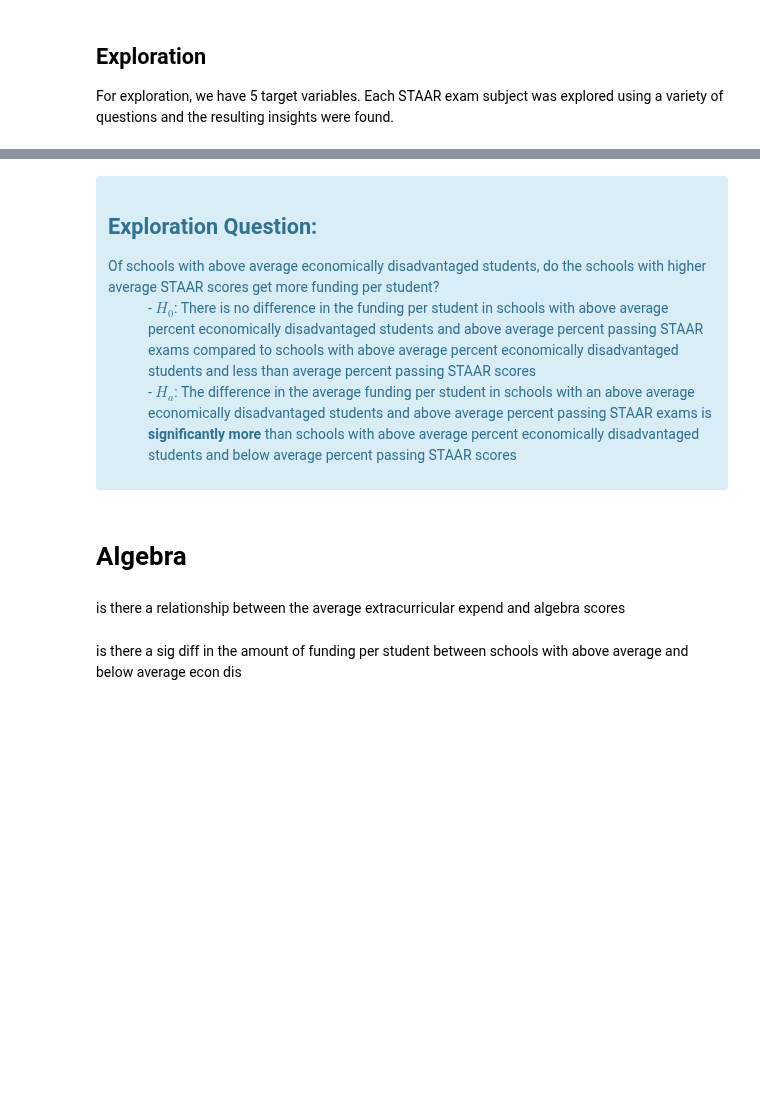
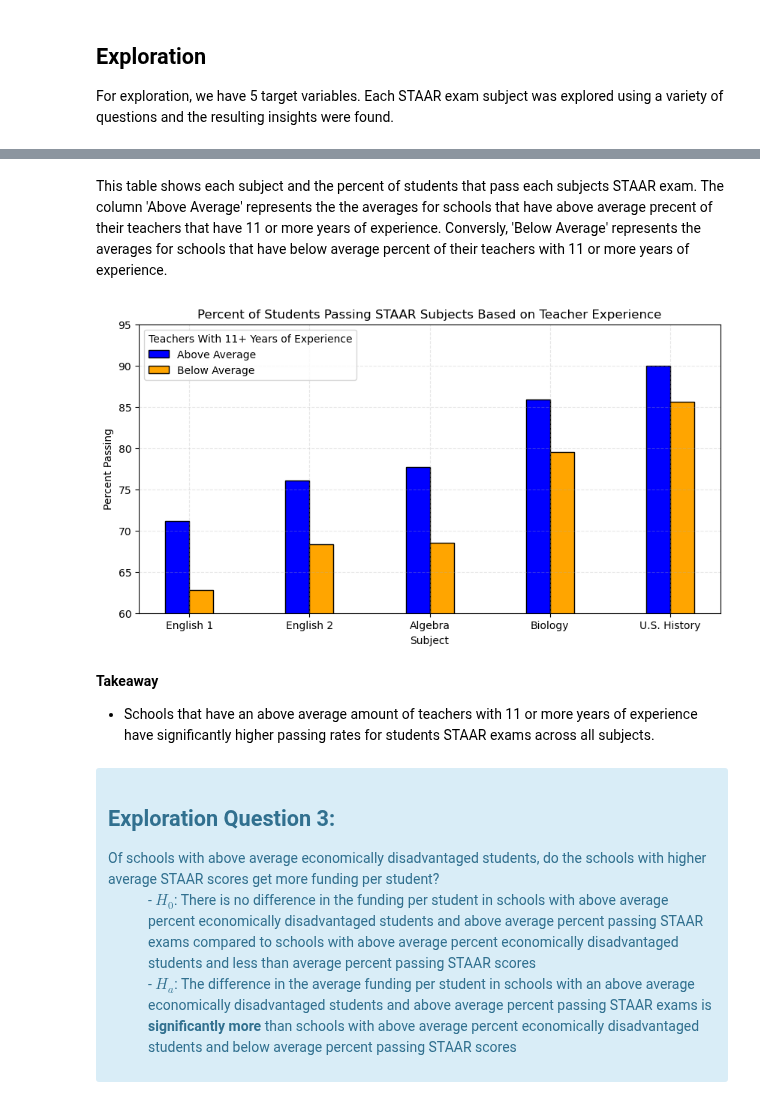
Before and after one commit to college-readiness-preds/capstone_readiness, a Jupyter notebook: Andy/final_notebook.ipynb, the cells around one changed output, grey strips where cells are left out. Drawn from its saved outputs; the diff is of its cells as text; code cells hidden in the pictures; blank space fills up the shorter version.

```diff
--- a/Andy/final_notebook.ipynb
+++ b/Andy/final_notebook.ipynb
@@ -96,7 +99,16 @@ english 1, 2, biology
+# %% [markdown]
+This table shows each subject and the percent of students that pass each subjects STAAR exam. The column 'Above Average' represents the the averages for schools that have above average precent of their teachers that have 11 or more years of experience. Conversly, 'Below Average' represents the averages for schools that have below average percent of their teachers with 11 or more years of experience.
+# %%
+ex.q2_plot(df)
+# %% [output]
+[figure, added]
+# %% [markdown]
+**Takeaway**
+* Schools that have an above average amount of teachers with 11 or more years of experience have significantly higher passing rates for students STAAR exams across all subjects.
 # %% [markdown]
 <div class="alert alert-info">
     <header>
-    <h2>Exploration Question:</h2>
+    <h2>Exploration Question 3:</h2>
     </header>
     <dl>
         <dt>Of schools with above average economically disadvantaged students, do the schools with higher average STAAR scores get more funding per student?</dt>
@@ -104,9 +116,3 @@ english 1, 2, biology
         <dd>- $H_a$: The difference in the average funding per student in schools with an above average economically disadvantaged students and above average percent passing STAAR exams is <strong>significantly more</strong> than schools with above average percent economically disadvantaged students and below average percent passing STAAR scores</dd>
     </dl>
 </div>
-# %% [markdown]
-# Algebra
-# %% [markdown]
-is there a relationship between the average extracurricular expend and algebra scores
-# %% [markdown]
-is there a sig diff in the amount of funding per student between schools with above average and below average econ dis
```
Also changed, not shown: parts of 12 cells of this notebook, 2 other files.
